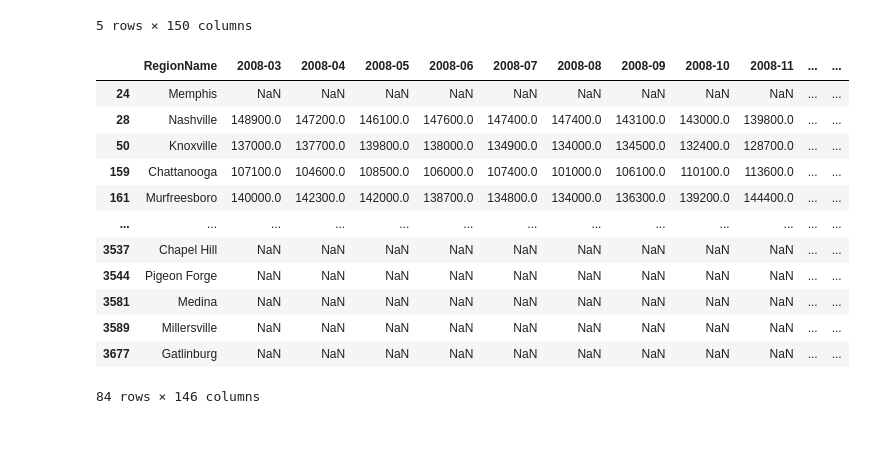
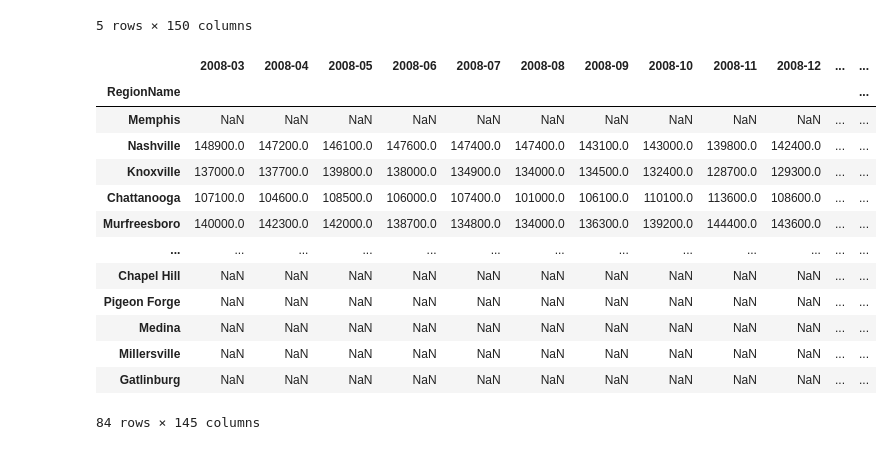
Before and after one commit to trallen09/team_centennial_park, a Jupyter notebook: data_cleaning.ipynb, the cells around one changed output. Saved outputs shown, nothing was run; the diff lists cells and outputs as text; code cells hidden in the pictures.

```diff
--- a/data_cleaning.ipynb
+++ b/data_cleaning.ipynb
@@ -43,19 +43,21 @@ tn_sale_df.head()
 | 161 | 161 | 19523 | Murfreesboro | Tennessee | 162 | 140000.0 | 142300.0 | 142000.0 | 138700.0 | 134800.0 | ... |
 5 rows × 150 columns
 # %%
-#drop unneeded columns
-tn_sale_df.drop(columns=['Unnamed: 0', 'RegionID', 'StateName', 'SizeRank'])
+#drop unneeded columns and set index to Region Name
+tn_sale_df = tn_sale_df.drop(columns=['Unnamed: 0', 'RegionID', 'StateName', 'SizeRank']).set_index('RegionName')
+tn_sale_df
 # %% [output]
-|  | RegionName | 2008-03 | 2008-04 | 2008-05 | 2008-06 | 2008-07 | 2008-08 | 2008-09 | 2008-10 | 2008-11 | ... | ... |
-| 24 | Memphis | NaN | NaN | NaN | NaN | NaN | NaN | NaN | NaN | NaN | ... | ... |
-| 28 | Nashville | 148900.0 | 147200.0 | 146100.0 | 147600.0 | 147400.0 | 147400.0 | 143100.0 | 143000.0 | 139800.0 | ... | ... |
-| 50 | Knoxville | 137000.0 | 137700.0 | 139800.0 | 138000.0 | 134900.0 | 134000.0 | 134500.0 | 132400.0 | 128700.0 | ... | ... |
-| 159 | Chattanooga | 107100.0 | 104600.0 | 108500.0 | 106000.0 | 107400.0 | 101000.0 | 106100.0 | 110100.0 | 113600.0 | ... | ... |
-| 161 | Murfreesboro | 140000.0 | 142300.0 | 142000.0 | 138700.0 | 134800.0 | 134000.0 | 136300.0 | 139200.0 | 144400.0 | ... | ... |
+|  | 2008-03 | 2008-04 | 2008-05 | 2008-06 | 2008-07 | 2008-08 | 2008-09 | 2008-10 | 2008-11 | 2008-12 | ... | ... |
+| RegionName |  |  |  |  |  |  |  |  |  |  |  | ... |
+| Memphis | NaN | NaN | NaN | NaN | NaN | NaN | NaN | NaN | NaN | NaN | ... | ... |
+| Nashville | 148900.0 | 147200.0 | 146100.0 | 147600.0 | 147400.0 | 147400.0 | 143100.0 | 143000.0 | 139800.0 | 142400.0 | ... | ... |
+| Knoxville | 137000.0 | 137700.0 | 139800.0 | 138000.0 | 134900.0 | 134000.0 | 134500.0 | 132400.0 | 128700.0 | 129300.0 | ... | ... |
+| Chattanooga | 107100.0 | 104600.0 | 108500.0 | 106000.0 | 107400.0 | 101000.0 | 106100.0 | 110100.0 | 113600.0 | 108600.0 | ... | ... |
+| Murfreesboro | 140000.0 | 142300.0 | 142000.0 | 138700.0 | 134800.0 | 134000.0 | 136300.0 | 139200.0 | 144400.0 | 143600.0 | ... | ... |
 | ... | ... | ... | ... | ... | ... | ... | ... | ... | ... | ... | ... | ... |
-| 3537 | Chapel Hill | NaN | NaN | NaN | NaN | NaN | NaN | NaN | NaN | NaN | ... | ... |
-| 3544 | Pigeon Forge | NaN | NaN | NaN | NaN | NaN | NaN | NaN | NaN | NaN | ... | ... |
-| 3581 | Medina | NaN | NaN | NaN | NaN | NaN | NaN | NaN | NaN | NaN | ... | ... |
-| 3589 | Millersville | NaN | NaN | NaN | NaN | NaN | NaN | NaN | NaN | NaN | ... | ... |
-| 3677 | Gatlinburg | NaN | NaN | NaN | NaN | NaN | NaN | NaN | NaN | NaN | ... | ... |
+| Chapel Hill | NaN | NaN | NaN | NaN | NaN | NaN | NaN | NaN | NaN | NaN | ... | ... |
+| Pigeon Forge | NaN | NaN | NaN | NaN | NaN | NaN | NaN | NaN | NaN | NaN | ... | ... |
+| Medina | NaN | NaN | NaN | NaN | NaN | NaN | NaN | NaN | NaN | NaN | ... | ... |
+| Millersville | NaN | NaN | NaN | NaN | NaN | NaN | NaN | NaN | NaN | NaN | ... | ... |
+| Gatlinburg | NaN | NaN | NaN | NaN | NaN | NaN | NaN | NaN | NaN | NaN | ... | ... |
-84 rows × 146 columns
+84 rows × 145 columns
```
Also changed, not shown: parts of 5 cells of this notebook.
